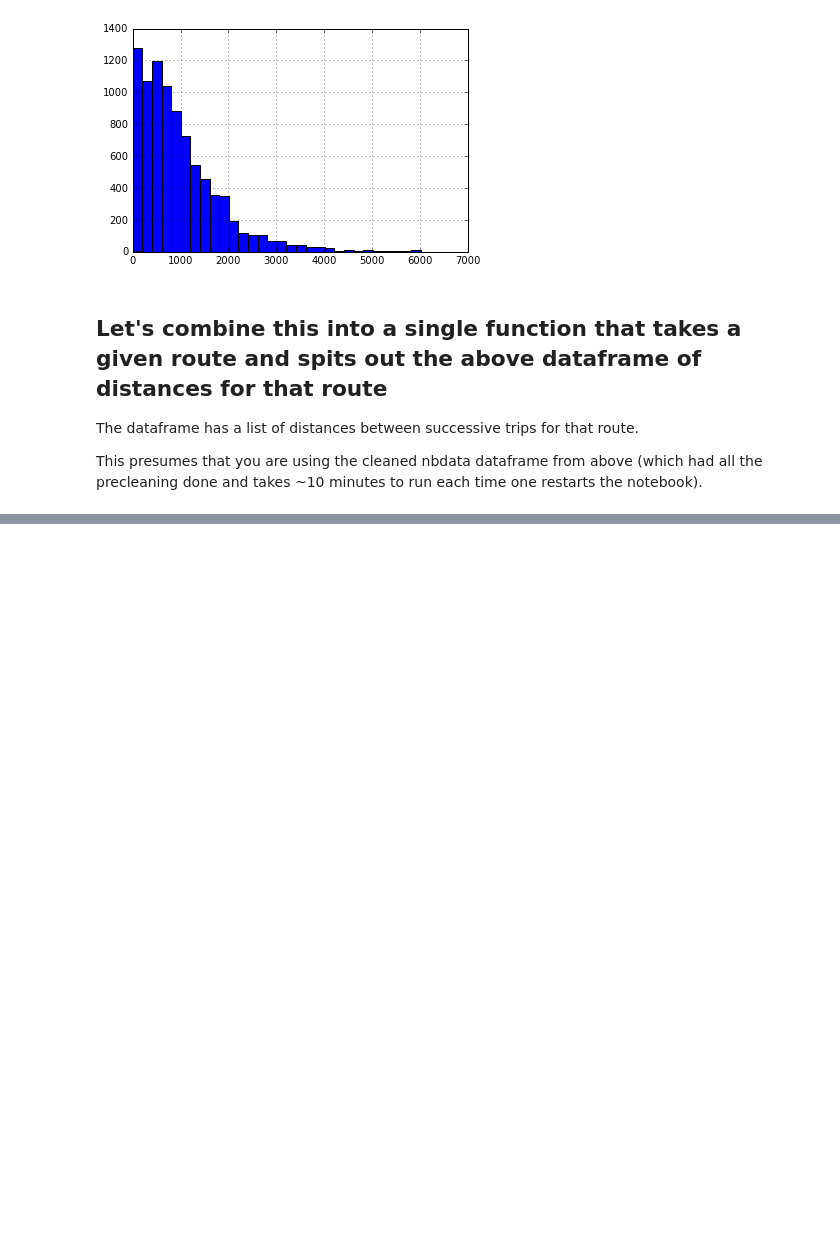
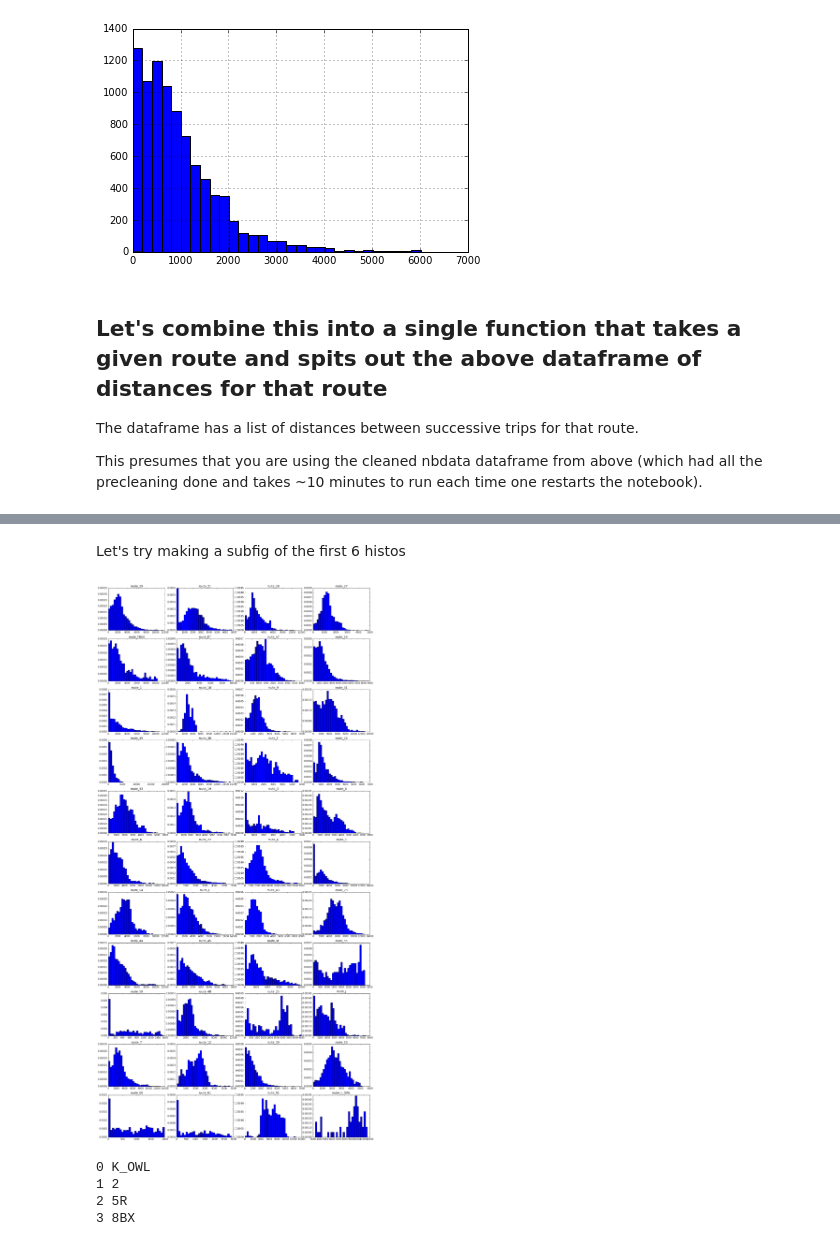
Before and after one commit to riemannzetagambit/busUnBunchr, a Jupyter notebook: NextBus data.ipynb, the cells around one changed output, grey strips where cells are left out. Drawn from its saved outputs; the diff is of its cells as text; code cells hidden in the pictures; blank space fills up the shorter version.

```diff
--- a/NextBus data.ipynb
+++ b/NextBus data.ipynb
@@ -389,0 +437,2 @@ def compute_dists_for_route(route_num):
+# %% [markdown]
+Let's try making a subfig of the first 6 histos
@@ -389,0 +441,16 @@ def compute_dists_for_route(route_num):
+# %%
+f, a = plt.subplots(11,4)
+#f.tight_layout()
+#f.set_size_inches=(15,15)
+f.set_size_inches(20,42)
+
+for i, route in enumerate(list_of_muni_routes['route'][:44],0):
+    tmpRoute = 'route_'+str(route)
+    tmp_height, tmp_bins = np.histogram(route_hist_dict[tmpRoute]['dist'], bins=30, normed=1)
+    width = tmp_bins[1]-tmp_bins[0]
+    #tmpPlt = route_hist_dict[tmpRoute].hist(bins=30)
+    a[i/4,i%4].bar(tmp_bins[:-1], tmp_height, width = width)
+    #a[i/2,i%2].set_xticks(None)
+    a[i/4,i%4].set_title(tmpRoute)
+# %% [output]
+[figure, added]
@@ -389,0 +459,8 @@ def compute_dists_for_route(route_num):
+# %%
+for i, route in enumerate(list_of_muni_routes['route'][45:49],0):
+    print i, route
+# %% [output]
+0 K_OWL
+1 2
+2 5R
+3 8BX
```
Also changed, not shown: parts of 24 cells of this notebook.
